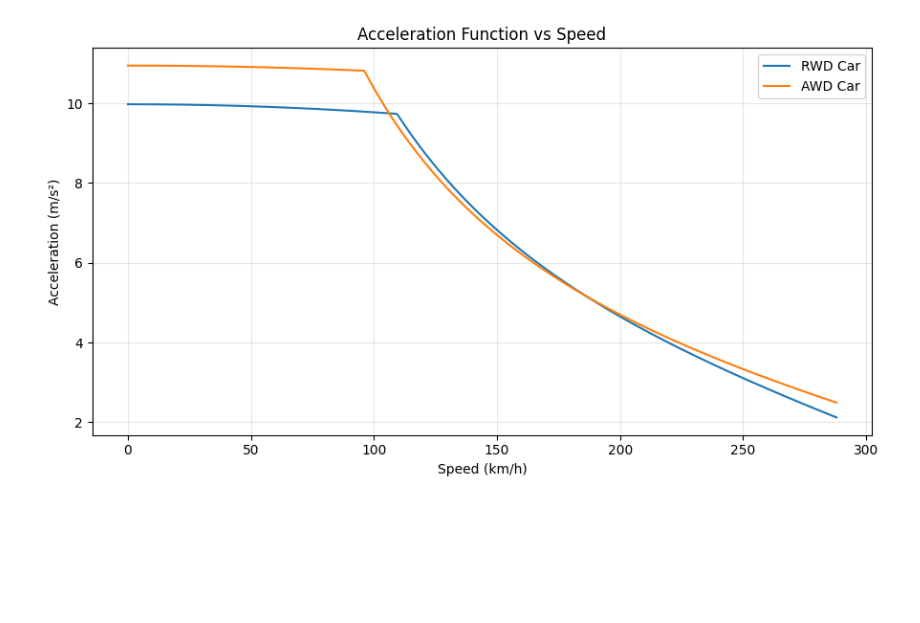
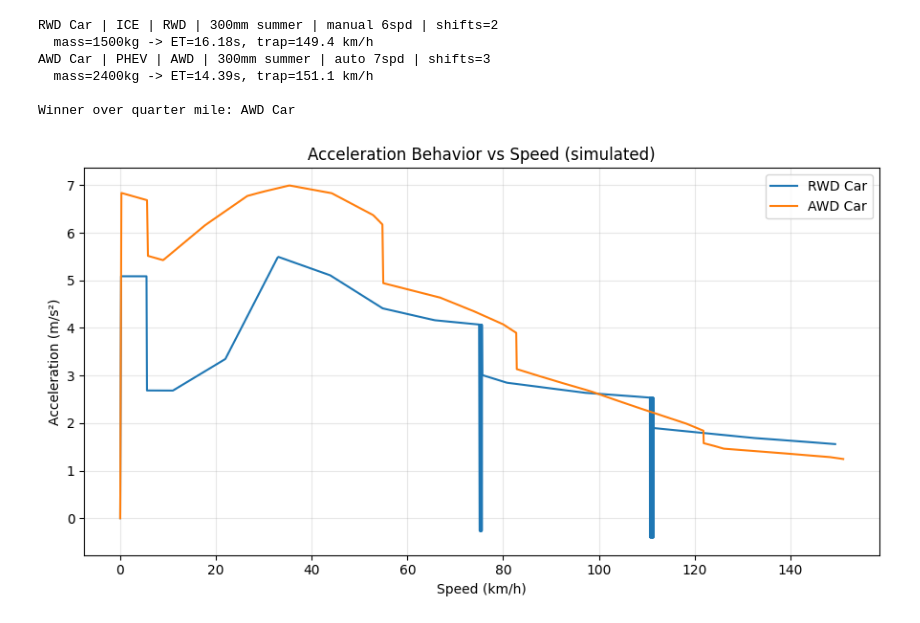
Before and after one commit to rs38/quartermile, a Jupyter notebook: quarter_mile_race.ipynb, the cells around one changed output. Cells and saved outputs as stored; diff of their text form; code cells hidden in the pictures; blank space fills up the shorter version.

```diff
--- a/quarter_mile_race.ipynb
+++ b/quarter_mile_race.ipynb
@@ -329,20 +268,38 @@ Winner over quarter mile: AWD Car
-# %%
-# 1) Acceleration functions vs speed
-v_grid = np.linspace(0.0, 80.0, 400)  # m/s
-
-plt.figure(figsize=(9, 5))
-for name, car in cars.items():
-    a_vals = [acceleration(v, car) for v in v_grid]
-    plt.plot(v_grid * 3.6, a_vals, label=name)
-
-plt.title("Acceleration Function vs Speed")
-plt.xlabel("Speed (km/h)")
-plt.ylabel("Acceleration (m/s²)")
-plt.grid(True, alpha=0.3)
-plt.legend()
-plt.tight_layout()
-plt.show()
-# %% [output]
-[figure, removed]
+# %%
+results = {name: simulate_quarter_mile(spec, dt=dt) for name, spec in cars.items()}
+for name, r in results.items():
+    car = cars[name]
+    summary = f"{name} | {car['powertrain_type']} | {car['drivetrain']} | {car['tire_width_mm']:.0f}mm {car['tire_compound']}"
+    if car['powertrain_type'] in ['ICE', 'PHEV']:
+        summary += f" | {car['ice']['gearbox_type']} {len(car['ice']['gear_ratios'])}spd | shifts={r['shift_count']}"
+    print(summary)
+    print(f"  mass={car['mass']:.0f}kg -> ET={r['elapsed_time']:.2f}s, trap={r['trap_speed']*3.6:.1f} km/h")
+winner = min(results.items(), key=lambda kv: kv[1]['elapsed_time'])[0]
+print(f"\nWinner over quarter mile: {winner}")
+# %% [output]
+RWD Car | ICE | RWD | 300mm summer | manual 6spd | shifts=2
+  mass=1500kg -> ET=16.18s, trap=149.4 km/h
+AWD Car | PHEV | AWD | 300mm summer | auto 7spd | shifts=3
+  mass=2400kg -> ET=14.39s, trap=151.1 km/h
+
+Winner over quarter mile: AWD Car
+# %%
+# 1) Acceleration behavior from time-simulated samples
+results = {name: simulate_quarter_mile(spec, dt=dt) for name, spec in cars.items()}
+plt.figure(figsize=(9, 5))
+for name, r in results.items():
+    speed_kph = r['speed'] * 3.6
+    accel = r['accel']
+    order = np.argsort(speed_kph)
+    plt.plot(speed_kph[order], accel[order], label=name)
+plt.title("Acceleration Behavior vs Speed (simulated)")
+plt.xlabel("Speed (km/h)")
+plt.ylabel("Acceleration (m/s²)")
+plt.grid(True, alpha=0.3)
+plt.legend()
+plt.tight_layout()
+plt.show()
+# %% [output]
+[figure, added]
 # %%
 # 3) Race plots together: distance vs time and speed vs time
```
Also changed, not shown: parts of 8 cells of this notebook, 1 other file.
